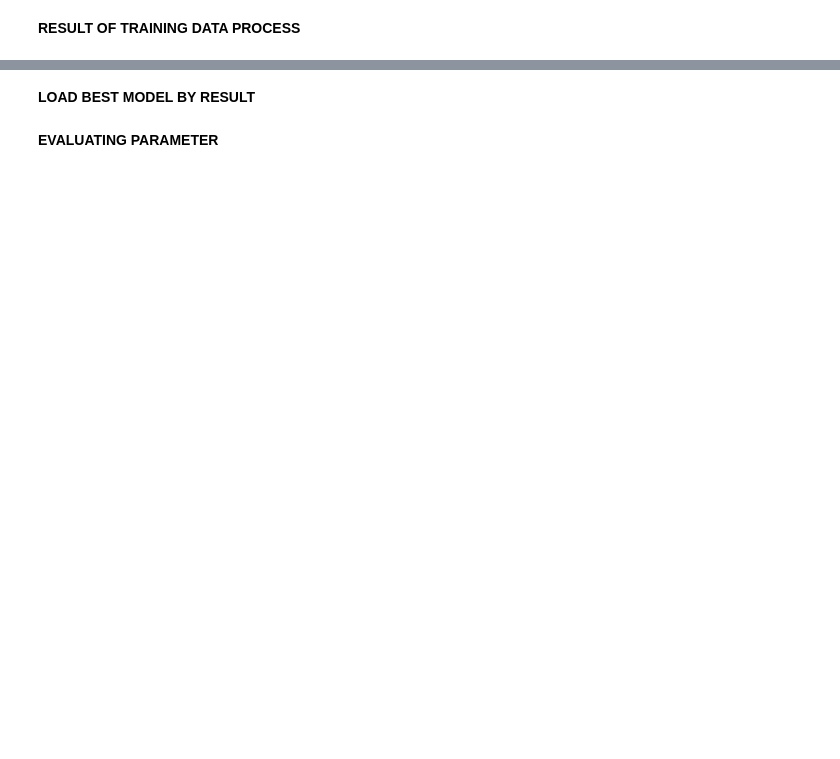
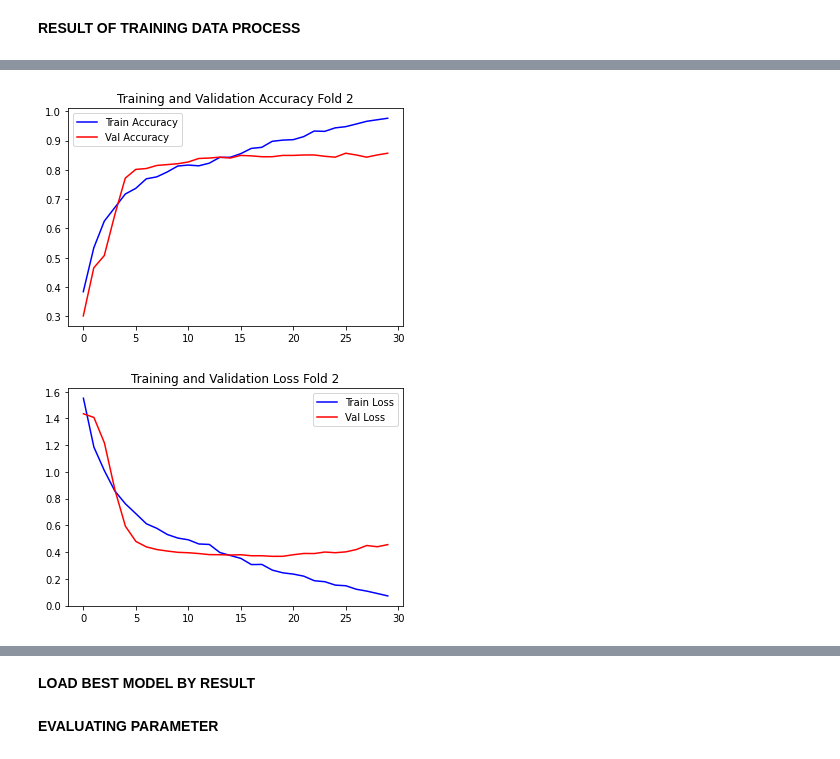
Before and after one commit to avishatr/TA, a Jupyter notebook: alexnet-corn-or-maize-disease-detectection.ipynb, the cells around one changed output, grey strips where cells are left out. Cells and saved outputs as stored; diff of their text form; code cells hidden in the pictures; blank space fills up the shorter version.

```diff
--- a/alexnet-corn-or-maize-disease-detectection.ipynb
+++ b/alexnet-corn-or-maize-disease-detectection.ipynb
@@ -235,22 +284,25 @@ plt.show()
 # %%
 #FOLD 2
 #Train and validation accuracy
 plt.title('Training and Validation Accuracy Fold 2')
 plt.plot(model_history[1].history['accuracy'], label='Train Accuracy', color='blue', )
 plt.plot(model_history[1].history['val_accuracy'], label='Val Accuracy', color='red', )
 plt.legend()
 plt.savefig("Accuracy_fold 2.jpg")
 plt.show()
 
 plt.figure()
 
 #Train and validation loss
-plt.title('Training and Validation Accuracy Fold 2')
+plt.title('Training and Validation Loss Fold 2')
 plt.plot(model_history[1].history['loss'], label='Train Loss', color='blue', )
 plt.plot(model_history[1].history['val_loss'], label='Val Loss', color='red', )
 plt.legend()
 plt.savefig("Loss_fold 2.jpg")
 plt.show()
+# %% [output]
+[figure, added]
+[figure, added]
 # %%
 #FOLD 3
 #Train and validation accuracy
```
Also changed, not shown: parts of 19 cells of this notebook.
